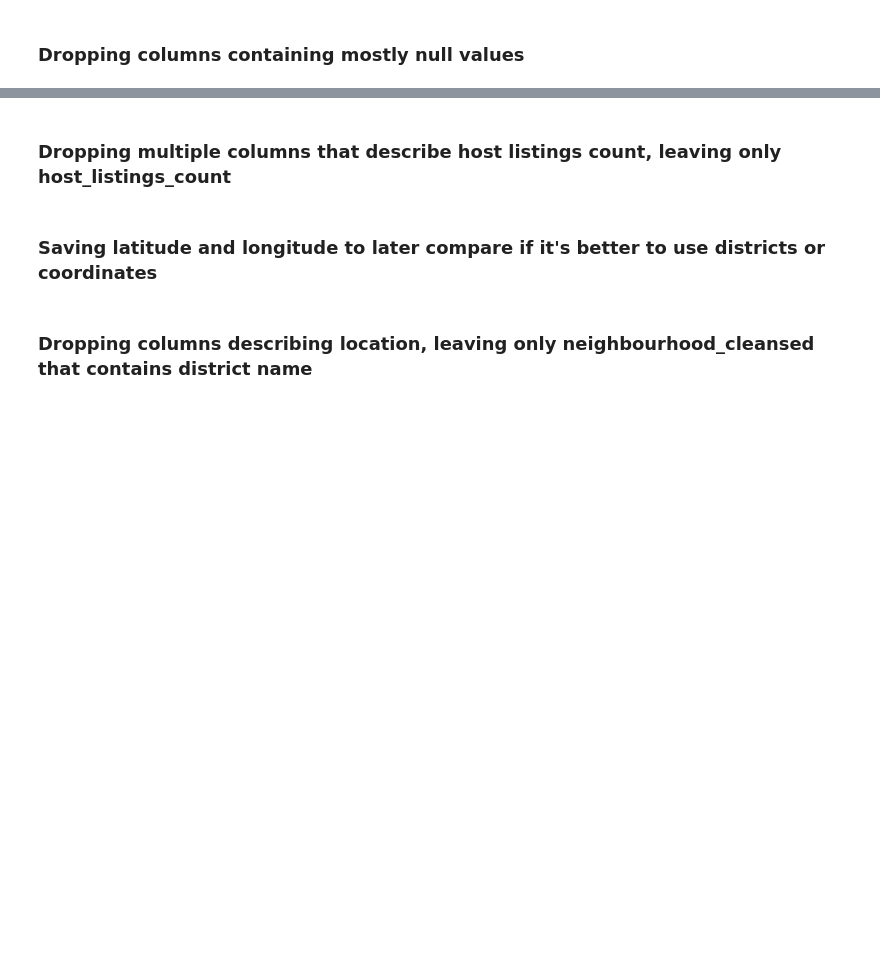
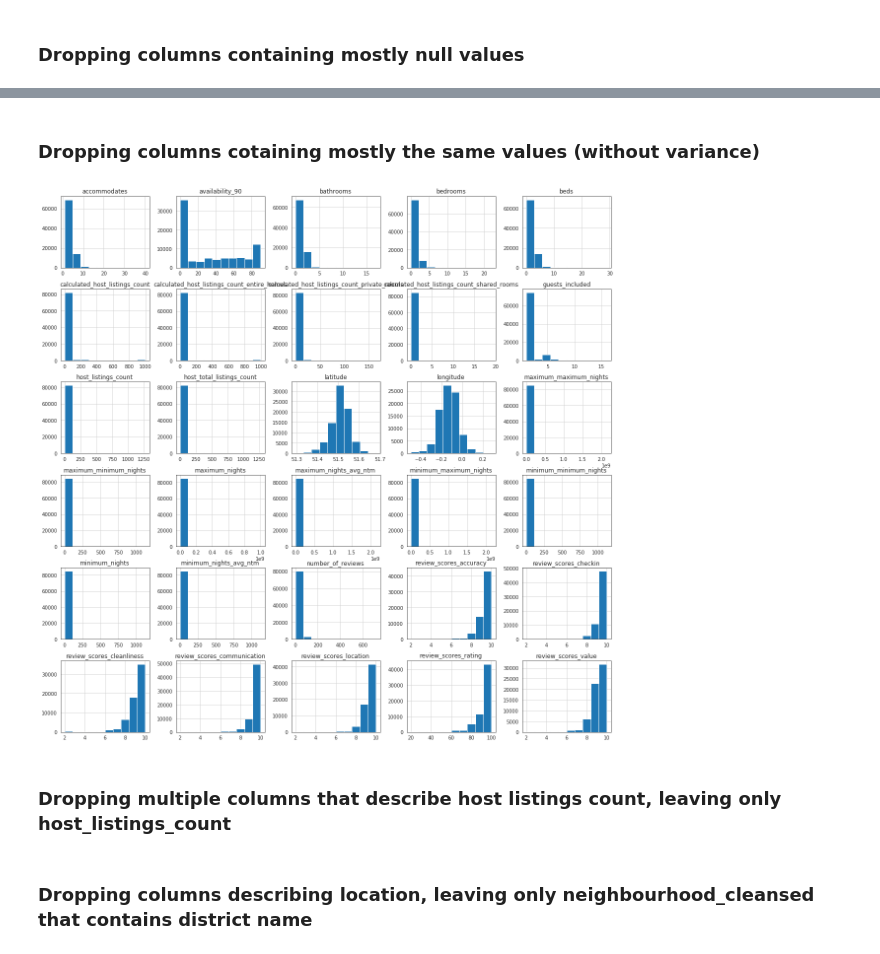
Before and after one commit to tomasz-janik/AirbnbPrediction, a Jupyter notebook: AirbnbLondon.ipynb, the cells around one changed output, grey strips where cells are left out. Drawn from its saved outputs; the diff is of its cells as text; code cells hidden in the pictures; blank space fills up the shorter version.

```diff
--- a/AirbnbLondon.ipynb
+++ b/AirbnbLondon.ipynb
@@ -158,5 +302,15 @@ gdf.loc[:, gdf.isnull().sum() > 0].isnull().sum().sort_values(ascending=False)
+# %%
+invalid_ids = listings_detail_df.query('country_code != "GB"')['id']
+for invalid_id in invalid_ids:
+    listings_detail_df = listings_detail_df[listings_detail_df.id != invalid_id]
+    listings_df = listings_df[listings_df.id != invalid_id]
+    reviews_df = reviews_df[reviews_df.listing_id != invalid_id]
+    reviews_detail_df = reviews_detail_df[reviews_detail_df.listing_id != invalid_id]
+    calendar_df = calendar_df[calendar_df.listing_id != invalid_id]
 # %% [markdown]
 ### Dropping columns containing not useful data and containing texts (e.g. description) because NLP won't be used
 # %%
-cols_to_drop = ['listing_url', 'scrape_id', 'last_scraped', 'name', 'summary', 'space', 'description', 'neighborhood_overview', 'notes', 'transit', 'access', 'interaction', 'house_rules', 'thumbnail_url', 'medium_url', 'picture_url', 'xl_picture_url', 'host_id', 'host_url', 'host_name', 'host_location', 'host_about', 'host_thumbnail_url', 'host_picture_url', 'host_neighbourhood', 'host_verifications', 'calendar_last_scraped', 'calendar_updated', 'availability_30', 'availability_60', 'availability_365', 'number_of_reviews_ltm', 'reviews_per_month']
-df = listings_detail_df.drop(cols_to_drop, axis=1)
+df = listings_detail_df
+
+cols_to_drop = ['listing_url', 'scrape_id', 'last_scraped', 'name', 'summary', 'space', 'description', 'neighborhood_overview', 'notes', 'transit', 'access', 'interaction', 'house_rules', 'thumbnail_url', 'medium_url', 'picture_url', 'xl_picture_url', 'host_id', 'host_url', 'host_name', 'host_location', 'host_about', 'host_thumbnail_url', 'host_picture_url', 'host_neighbourhood', 'host_verifications', 'calendar_last_scraped', 'calendar_updated', 'availability_30', 'availability_60', 'availability_365', 'number_of_reviews_ltm', 'reviews_per_month', 'first_review', 'last_review']
+df = df.drop(cols_to_drop, axis=1)
@@ -165,4 +337,9 @@ df = listings_detail_df.drop(cols_to_drop, axis=1)
 # %%
-df.drop(['host_acceptance_rate', 'neighbourhood_group_cleansed', 'square_feet', 'weekly_price', 'monthly_price', 'license', 'jurisdiction_names'], axis=1, inplace=True)
-
-df.set_index('id', inplace=True)
+df.drop(['host_acceptance_rate', 'neighbourhood_group_cleansed', 'square_feet', 'weekly_price', 'monthly_price', 'license', 'jurisdiction_names', 'experiences_offered'], axis=1, inplace=True)
+# %% [markdown]
+### Dropping columns cotaining mostly the same values (without variance)
+# %%
+df.hist(figsize=(20,20))
+plt.show()
+# %% [output]
+[figure, added]
@@ -170,5 +349,3 @@ df.set_index('id', inplace=True)
 ### Dropping multiple columns that describe host listings count, leaving only host_listings_count
 # %%
 df.drop(['host_total_listings_count', 'calculated_host_listings_count', 'calculated_host_listings_count_entire_homes', 'calculated_host_listings_count_private_rooms', 'calculated_host_listings_count_shared_rooms'], axis=1, inplace=True)
-# %% [markdown]
-### Saving latitude and longitude to later compare if it's better to use districts or coordinates
```
Also changed, not shown: parts of 226 cells of this notebook.
